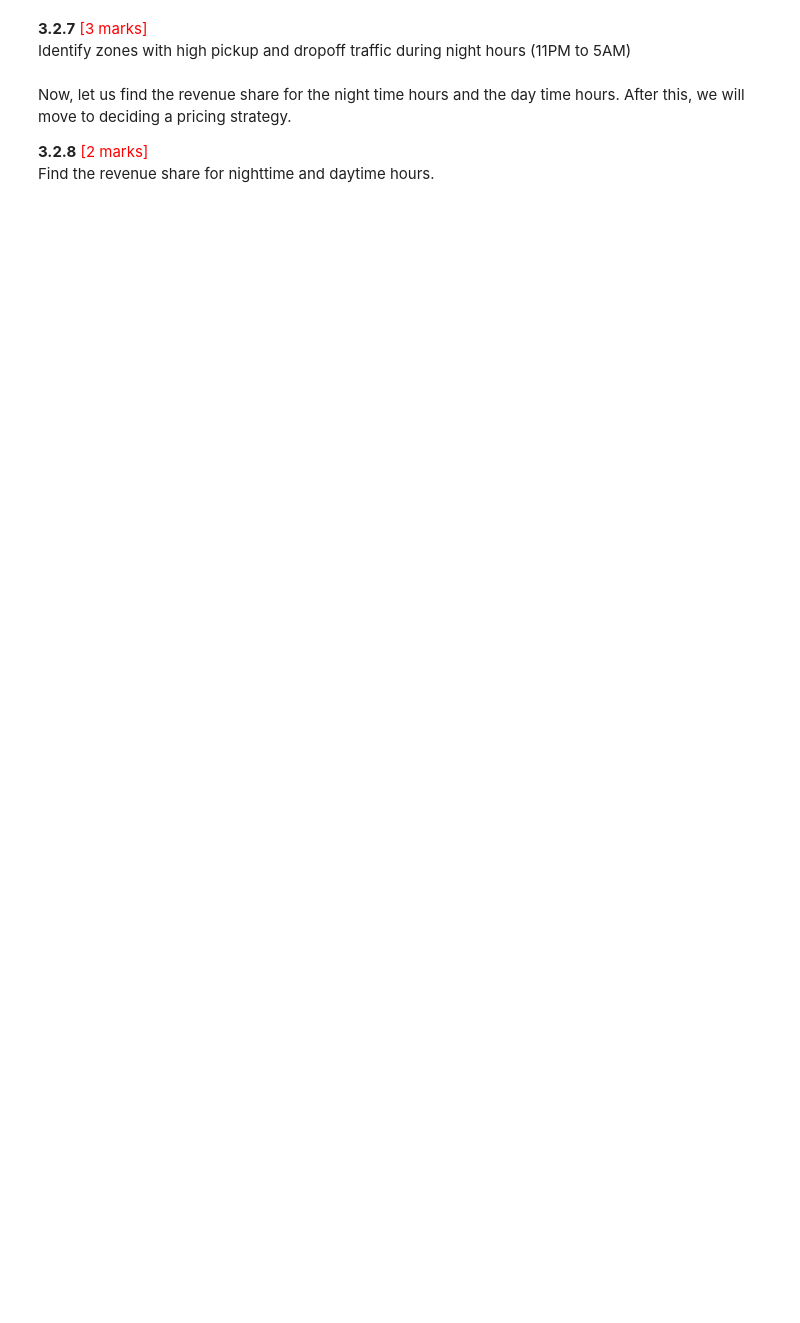
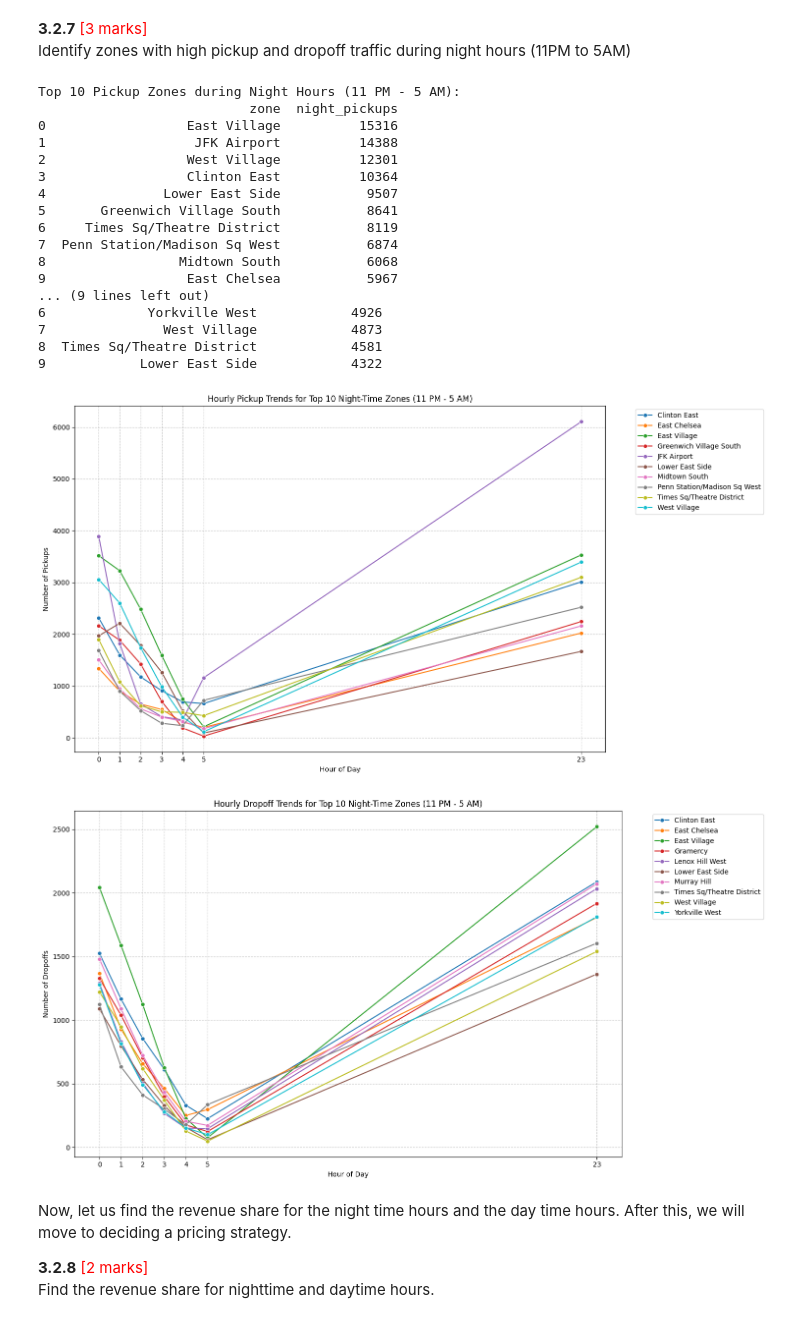
Before and after one commit to mayuresh-tungare/eda-assignment, a Jupyter notebook: EDA_Assg_NYC_Taxi_Starter.ipynb, the cells around one changed output. Drawn from its saved outputs; the diff is of its cells as text; code cells hidden in the pictures; blank space fills up the shorter version.

```diff
--- a/EDA_Assg_NYC_Taxi_Starter.ipynb
+++ b/EDA_Assg_NYC_Taxi_Starter.ipynb
@@ -1038,3 +1227,74 @@ Identify zones with high pickup and dropoff traffic during night hours (11PM to
+# %%
+# Filter for night hours (11 PM to 5 AM)
+night_hours_df = sample_df[((sample_df['pickup_hour'] >= 23) | (sample_df['pickup_hour'] <= 5))]
+
+# Identify top 10 pickup zones during night hours
+night_pickup_zones = night_hours_df.groupby('PULocationID').size().nlargest(10).reset_index(name='night_pickups')
+night_pickup_zones_named = night_pickup_zones.merge(zones[['LocationID', 'zone']], left_on='PULocationID', right_on='LocationID', how='left')
+
+print("Top 10 Pickup Zones during Night Hours (11 PM - 5 AM):")
+print(night_pickup_zones_named[['zone', 'night_pickups']])
+
+# Identify top 10 dropoff zones during night hours
+night_dropoff_zones = night_hours_df.groupby('DOLocationID').size().nlargest(10).reset_index(name='night_dropoffs')
+night_dropoff_zones_named = night_dropoff_zones.merge(zones[['LocationID', 'zone']], left_on='DOLocationID', right_on='LocationID', how='left')
+
+print("\nTop 10 Dropoff Zones during Night Hours (11 PM - 5 AM):")
+print(night_dropoff_zones_named[['zone', 'night_dropoffs']])
+
+# Visualise the hourly trend of top night time pickup zones
+night_hourly_pickups = night_hours_df.groupby(['PULocationID', 'pickup_hour']).size().reset_index(name='night_pickups')
+night_top_10_pickup_zones_data = night_hourly_pickups[night_hourly_pickups['PULocationID'].isin(night_pickup_zones_named['PULocationID'])].merge(
+    zones[['LocationID', 'zone']], left_on='PULocationID', right_on='LocationID', how='left'
+)
+
+plt.figure(figsize=(15, 8))
+sns.lineplot(data=night_top_10_pickup_zones_data, x='pickup_hour', y='night_pickups', hue='zone', marker='o')
+plt.title('Hourly Pickup Trends for Top 10 Night-Time Zones (11 PM - 5 AM)')
+plt.xlabel('Hour of Day')
+plt.ylabel('Number of Pickups')
+plt.xticks([0,1,2,3,4,5,23]) # Only show relevant night hours
+plt.grid(True, linestyle='--', alpha=0.7)
+plt.legend(bbox_to_anchor=(1.05, 1), loc='upper left')
+plt.tight_layout()
+plt.show()
+
+# Visualise the hourly trend of top night time dropoff zones
+night_hourly_dropoffs = night_hours_df.groupby(['DOLocationID', 'pickup_hour']).size().reset_index(name='night_dropoffs')
+night_top_10_dropoff_zones_data = night_hourly_dropoffs[night_hourly_dropoffs['DOLocationID'].isin(night_dropoff_zones_named['DOLocationID'])].merge(
+    zones[['LocationID', 'zone']], left_on='DOLocationID', right_on='LocationID', how='left'
+)
+
+plt.figure(figsize=(15, 8))
+sns.lineplot(data=night_top_10_dropoff_zones_data, x='pickup_hour', y='night_dropoffs', hue='zone', marker='o')
+plt.title('Hourly Dropoff Trends for Top 10 Night-Time Zones (11 PM - 5 AM)')
+plt.xlabel('Hour of Day')
+plt.ylabel('Number of Dropoffs')
+plt.xticks([0,1,2,3,4,5,23]) # Only show relevant night hours
+plt.grid(True, linestyle='--', alpha=0.7)
+plt.legend(bbox_to_anchor=(1.05, 1), loc='upper left')
+plt.tight_layout()
+plt.show()
+# %% [output]
+Top 10 Pickup Zones during Night Hours (11 PM - 5 AM):
+                           zone  night_pickups
+0                  East Village          15316
+1                   JFK Airport          14388
+2                  West Village          12301
+3                  Clinton East          10364
+4               Lower East Side           9507
+5       Greenwich Village South           8641
+6     Times Sq/Theatre District           8119
+7  Penn Station/Madison Sq West           6874
+8                 Midtown South           6068
+9                  East Chelsea           5967
+... (9 lines left out)
+6             Yorkville West            4926
+7               West Village            4873
+8  Times Sq/Theatre District            4581
+9            Lower East Side            4322
+[figure, added]
+[figure, added]
 # %% [markdown]
 Now, let us find the revenue share for the night time hours and the day time hours. After this, we will move to deciding a pricing strategy.
 
```
Also changed, not shown: parts of 14 cells of this notebook.
